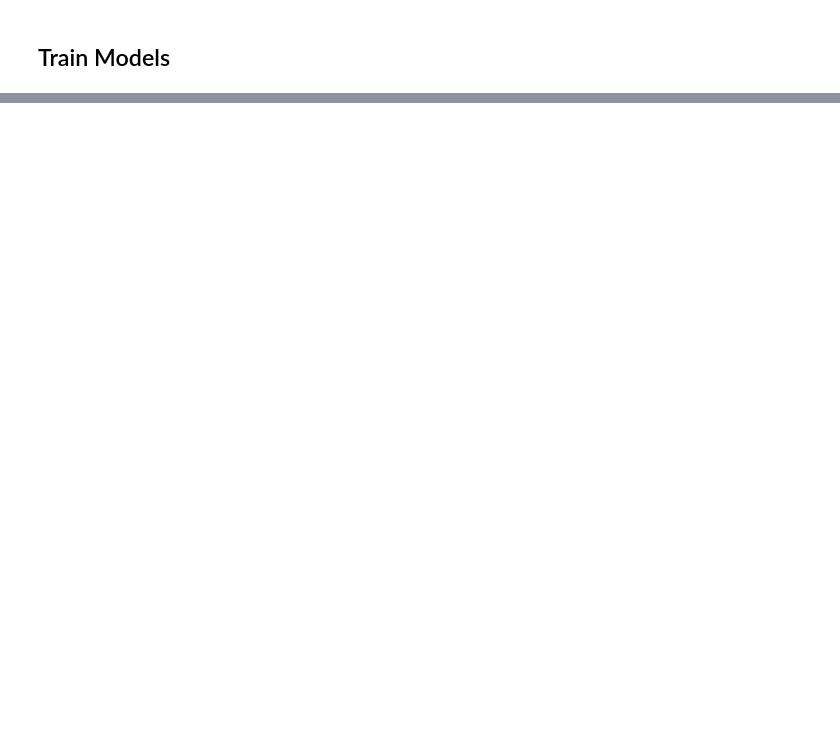
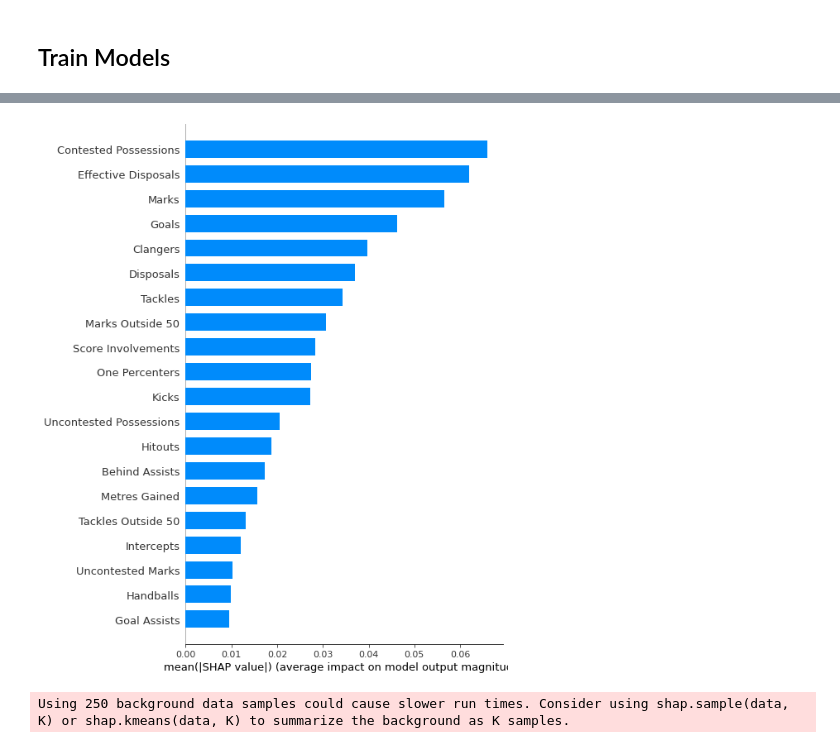
Before and after one commit to TGChenZP/AFLBrownlowPredictor2024, a Jupyter notebook: notebooks/7_BuildingFinalModel_ML.ipynb, the cells around one changed output, grey strips where cells are left out. Saved outputs shown, nothing was run; the diff lists cells and outputs as text; code cells hidden in the pictures; blank space fills up the shorter version.

```diff
--- a/notebooks/7_BuildingFinalModel_ML.ipynb
+++ b/notebooks/7_BuildingFinalModel_ML.ipynb
@@ -145,0 +548,19 @@ tally_list
+# %%
+shap.summary_plot(shap_values, background_data[list(
+    list(feature_importance_ordering.keys())[36])], plot_type='bar')
+# %% [output]
+[figure, added]
+# %%
+background_data = test_data.sample(n=250, random_state=0)
+
+explainer = shap.KernelExplainer(
+    fixed_mlp.predict, background_data[list(list(feature_importance_ordering.keys())[36])])
+
+shap_values = explainer.shap_values(
+    background_data[list(list(feature_importance_ordering.keys())[36])])
+
+# Visualization
+shap.summary_plot(shap_values, background_data[list(
+    list(feature_importance_ordering.keys())[36])])
+# %% [output]
+Using 250 background data samples could cause slower run times. Consider using shap.sample(data, K) or shap.kmeans(data, K) to summarize the background as K samples.
```
Also changed, not shown: parts of 37 cells of this notebook.
